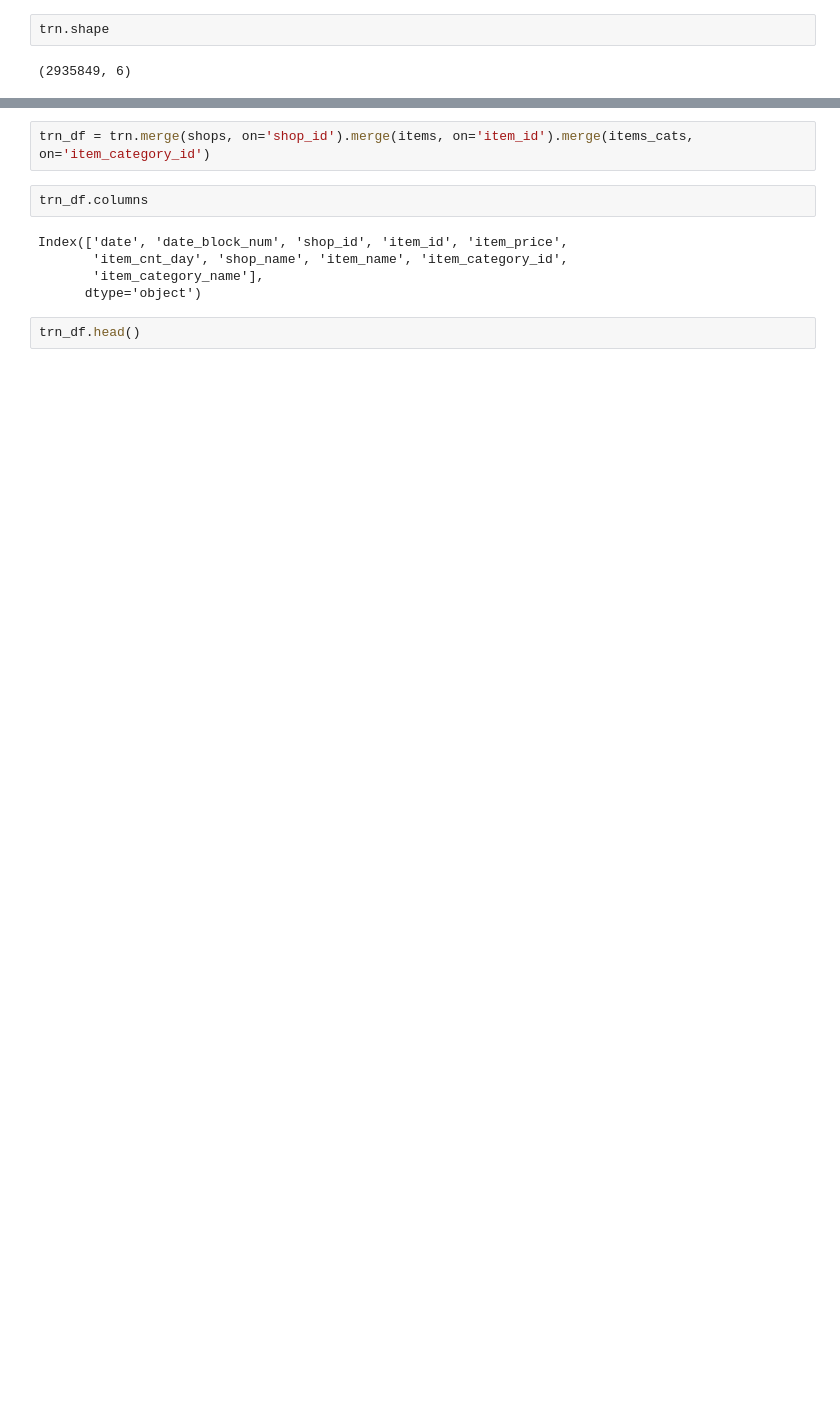
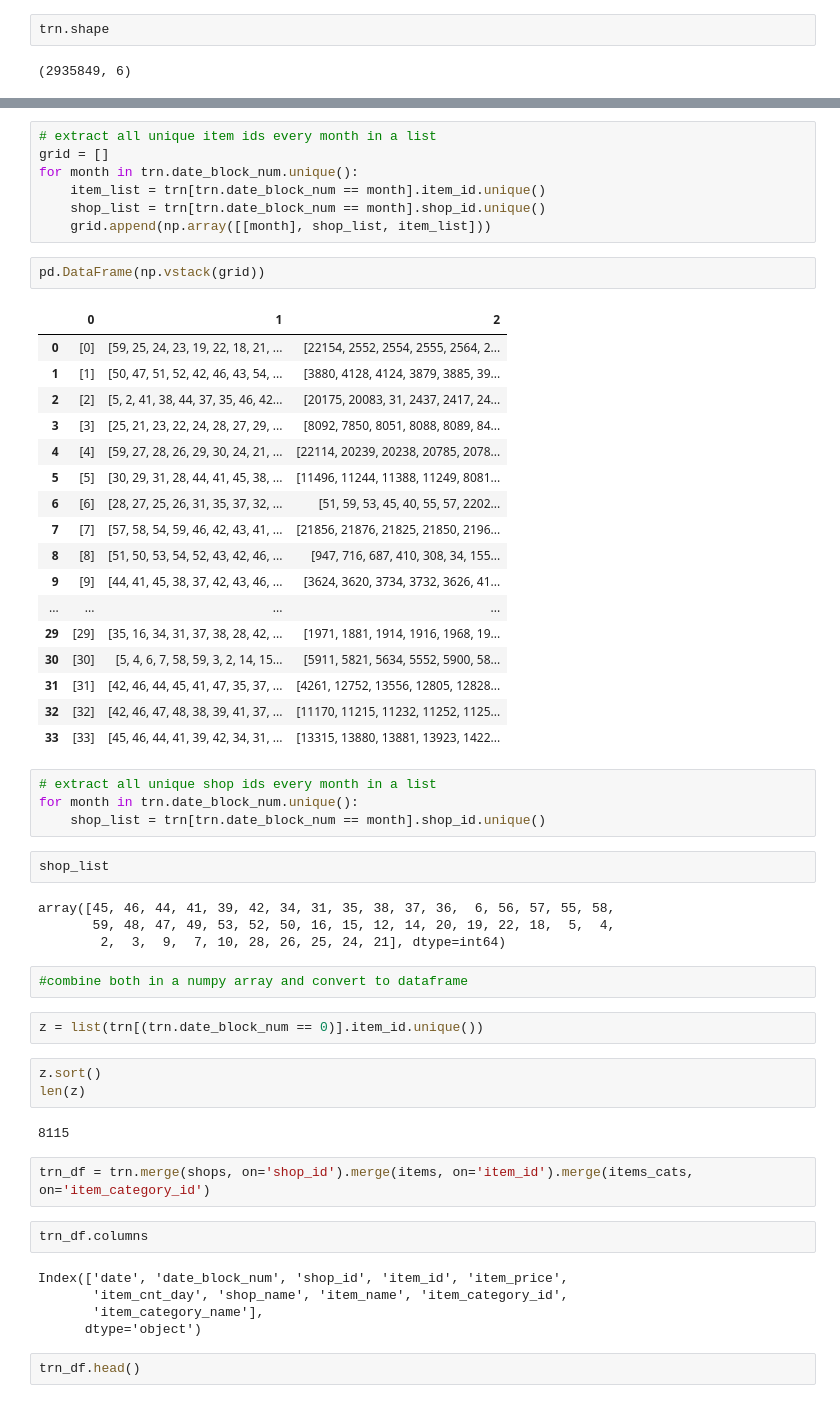
Before and after one commit to waficf/Kaggle_Competitions, a Jupyter notebook: Grocery.ipynb, the cells around one changed output, grey strips where cells are left out. Drawn from its saved outputs; the diff is of its cells as text; blank space fills up the shorter version.

Commit message:
Monthly_Grouped

```diff
--- a/Grocery.ipynb
+++ b/Grocery.ipynb
@@ -49,3 +64,49 @@ trn.shape
+# %%
+# extract all unique item ids every month in a list
+grid = []
+for month in trn.date_block_num.unique():
+    item_list = trn[trn.date_block_num == month].item_id.unique()
+    shop_list = trn[trn.date_block_num == month].shop_id.unique()
+    grid.append(np.array([[month], shop_list, item_list]))
+# %%
+pd.DataFrame(np.vstack(grid))
+# %% [output]
+|  | 0 | 1 | 2 |
+| 0 | [0] | [59, 25, 24, 23, 19, 22, 18, 21, ... | [22154, 2552, 2554, 2555, 2564, 2... |
+| 1 | [1] | [50, 47, 51, 52, 42, 46, 43, 54, ... | [3880, 4128, 4124, 3879, 3885, 39... |
+| 2 | [2] | [5, 2, 41, 38, 44, 37, 35, 46, 42... | [20175, 20083, 31, 2437, 2417, 24... |
+| 3 | [3] | [25, 21, 23, 22, 24, 28, 27, 29, ... | [8092, 7850, 8051, 8088, 8089, 84... |
+| 4 | [4] | [59, 27, 28, 26, 29, 30, 24, 21, ... | [22114, 20239, 20238, 20785, 2078... |
+| 5 | [5] | [30, 29, 31, 28, 44, 41, 45, 38, ... | [11496, 11244, 11388, 11249, 8081... |
+| 6 | [6] | [28, 27, 25, 26, 31, 35, 37, 32, ... | [51, 59, 53, 45, 40, 55, 57, 2202... |
+| 7 | [7] | [57, 58, 54, 59, 46, 42, 43, 41, ... | [21856, 21876, 21825, 21850, 2196... |
+| 8 | [8] | [51, 50, 53, 54, 52, 43, 42, 46, ... | [947, 716, 687, 410, 308, 34, 155... |
+| 9 | [9] | [44, 41, 45, 38, 37, 42, 43, 46, ... | [3624, 3620, 3734, 3732, 3626, 41... |
+| ... | ... | ... | ... |
+| 29 | [29] | [35, 16, 34, 31, 37, 38, 28, 42, ... | [1971, 1881, 1914, 1916, 1968, 19... |
+| 30 | [30] | [5, 4, 6, 7, 58, 59, 3, 2, 14, 15... | [5911, 5821, 5634, 5552, 5900, 58... |
+| 31 | [31] | [42, 46, 44, 45, 41, 47, 35, 37, ... | [4261, 12752, 13556, 12805, 12828... |
+| 32 | [32] | [42, 46, 47, 48, 38, 39, 41, 37, ... | [11170, 11215, 11232, 11252, 1125... |
+| 33 | [33] | [45, 46, 44, 41, 39, 42, 34, 31, ... | [13315, 13880, 13881, 13923, 1422... |
+# %%
+# extract all unique shop ids every month in a list
+for month in trn.date_block_num.unique():
+    shop_list = trn[trn.date_block_num == month].shop_id.unique()
+# %%
+shop_list
+# %% [output]
+array([45, 46, 44, 41, 39, 42, 34, 31, 35, 38, 37, 36,  6, 56, 57, 55, 58,
+       59, 48, 47, 49, 53, 52, 50, 16, 15, 12, 14, 20, 19, 22, 18,  5,  4,
+        2,  3,  9,  7, 10, 28, 26, 25, 24, 21], dtype=int64)
+# %%
+#combine both in a numpy array and convert to dataframe
+# %%
+z = list(trn[(trn.date_block_num == 0)].item_id.unique())
+# %%
+z.sort()
+len(z)
+# %% [output]
+8115
 # %%
 trn_df = trn.merge(shops, on='shop_id').merge(items, on='item_id').merge(items_cats, on='item_category_id')
 # %%
```
Also changed, not shown: parts of 5 cells of this notebook.
